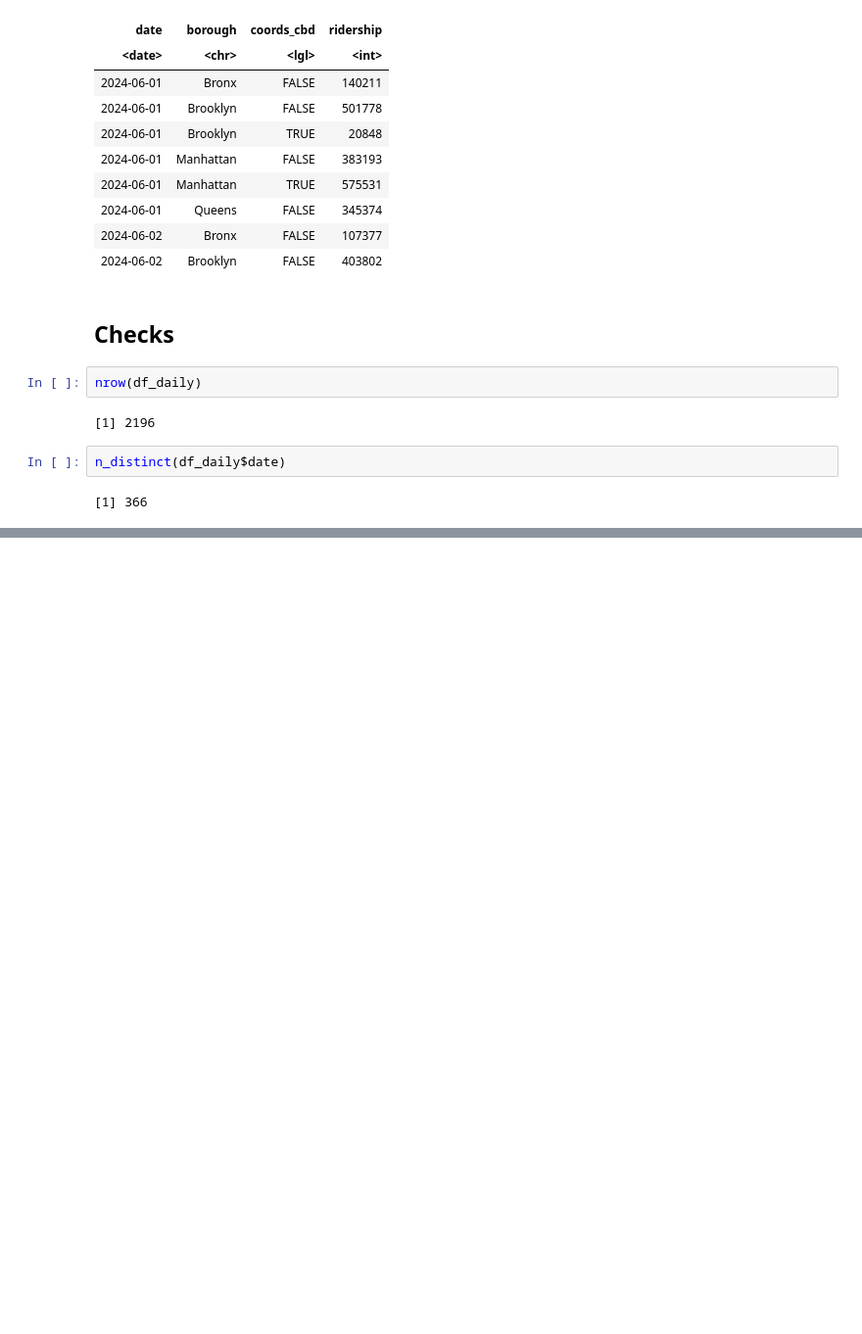
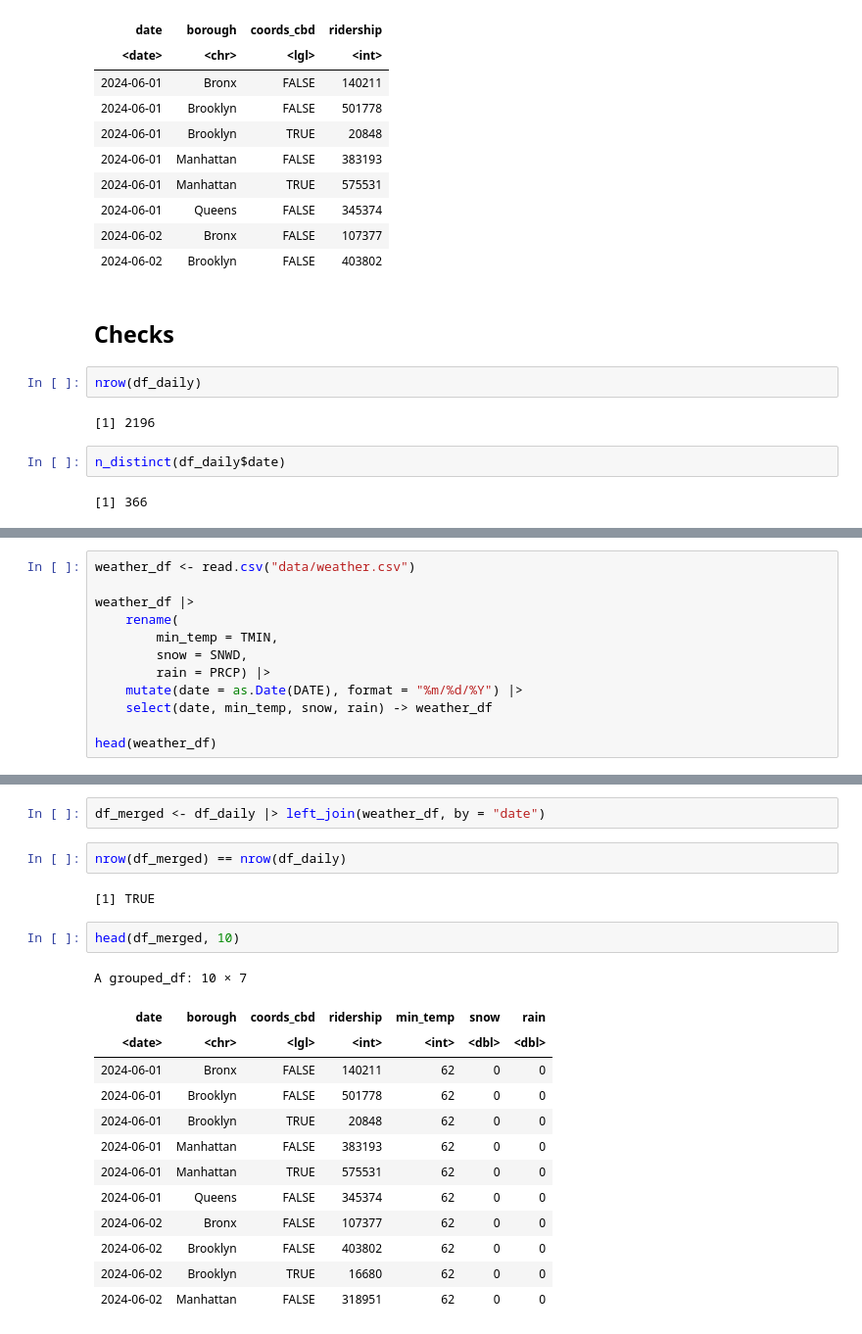
Before and after one commit to lily-harper/statsproject, a Jupyter notebook: 1_data.ipynb, the cells around one changed output, grey strips where cells are left out. Shown at 98% size. Drawn from its saved outputs; the diff is of its cells as text; blank space fills up the shorter version.

Commit message:
weather data

```diff
--- a/1_data.ipynb
+++ b/1_data.ipynb
@@ -168,0 +175,12 @@ n_distinct(df_daily$date)
+# %%
+weather_df <- read.csv("data/weather.csv")
+
+weather_df |>
+    rename(
+        min_temp = TMIN,
+        snow = SNWD,
+        rain = PRCP) |>
+    mutate(date = as.Date(DATE), format = "%m/%d/%Y") |>
+    select(date, min_temp, snow, rain) -> weather_df
+
+head(weather_df)
@@ -168,0 +197,22 @@ n_distinct(df_daily$date)
+# %%
+df_merged <- df_daily |> left_join(weather_df, by = "date")
+# %%
+nrow(df_merged) == nrow(df_daily)
+# %% [output]
+[1] TRUE
+# %%
+head(df_merged, 10)
+# %% [output]
+A grouped_df: 10 × 7
+| date | borough | coords_cbd | ridership | min_temp | snow | rain |
+| <date> | <chr> | <lgl> | <int> | <int> | <dbl> | <dbl> |
+| 2024-06-01 | Bronx | FALSE | 140211 | 62 | 0 | 0 |
+| 2024-06-01 | Brooklyn | FALSE | 501778 | 62 | 0 | 0 |
+| 2024-06-01 | Brooklyn | TRUE | 20848 | 62 | 0 | 0 |
+| 2024-06-01 | Manhattan | FALSE | 383193 | 62 | 0 | 0 |
+| 2024-06-01 | Manhattan | TRUE | 575531 | 62 | 0 | 0 |
+| 2024-06-01 | Queens | FALSE | 345374 | 62 | 0 | 0 |
+| 2024-06-02 | Bronx | FALSE | 107377 | 62 | 0 | 0 |
+| 2024-06-02 | Brooklyn | FALSE | 403802 | 62 | 0 | 0 |
+| 2024-06-02 | Brooklyn | TRUE | 16680 | 62 | 0 | 0 |
+| 2024-06-02 | Manhattan | FALSE | 318951 | 62 | 0 | 0 |
```
Also changed, not shown: parts of 4 cells of this notebook, 1 other file.
